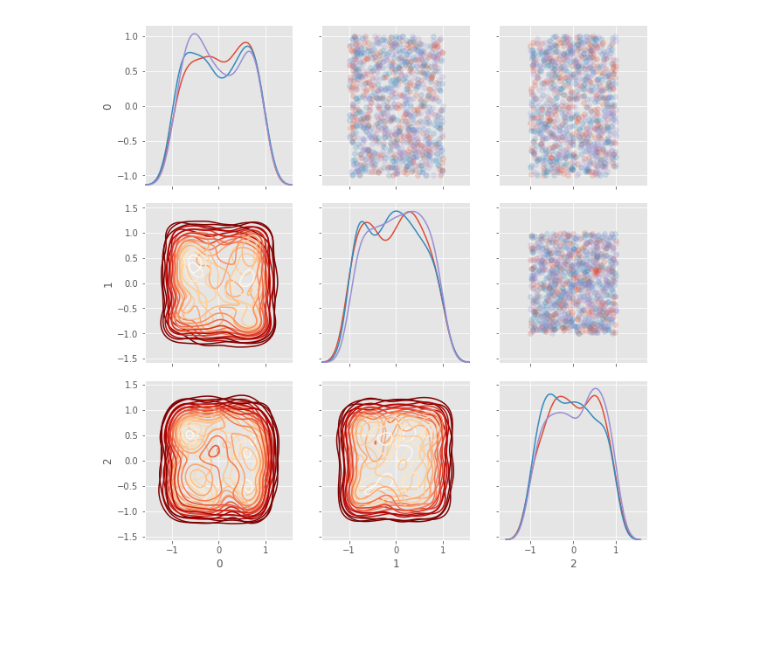
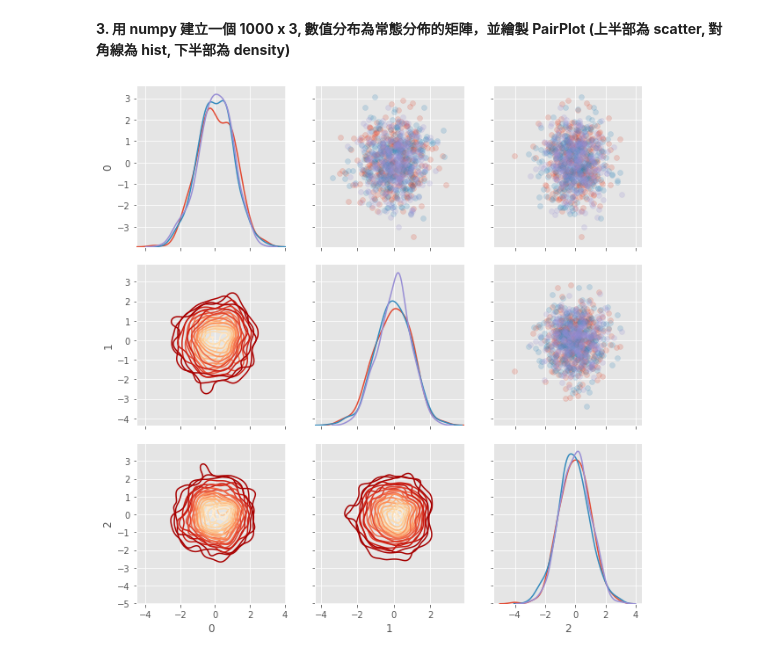
Before and after one commit to ching0819/2nd-ML100Days, a Jupyter notebook: homework/Day_015_HW.ipynb, the cells around one changed output. Saved outputs shown, nothing was run; the diff lists cells and outputs as text; code cells hidden in the pictures; blank space fills up the shorter version.

```diff
--- a/homework/Day_015_HW.ipynb
+++ b/homework/Day_015_HW.ipynb
@@ -42,26 +72,25 @@ plt.show()
+# %% [markdown]
+**3. 用 numpy 建立一個 1000 x 3, 數值分布為常態分佈的矩陣，並繪製 PairPlot (上半部為 scatter, 對角線為 hist, 下半部為 density)**
 # %%
 nrow = 1000
 ncol = 3
-"""
-Your Code Here
-"""
-matrix = np.random.uniform(-1, 1, size=(nrow, ncol))
+
+# 常態分布隨機
+matrix = np.random.randn(nrow * ncol).reshape((nrow, ncol))
 
 # 隨機給予 0, 1, 2 三種標籤
 indice = np.random.choice([0,1,2], size=nrow)
 plot_data = pd.DataFrame(matrix, indice).reset_index()
 
 # 繪製 seborn 進階 Heatmap
 grid = sns.PairGrid(data = plot_data, size = 3, diag_sharey=False,
                     hue = 'index', vars = [x for x in list(plot_data.columns) if x != 'index'])
-"""
-Your Code Here
-Please replace "..." to correct plot function
-"""
-grid.map_upper(plt.scatter , alpha = 0.2)
+
+# 右上散佈圖, 對角線KDE, 左下density plot
+grid.map_upper(plt.scatter, alpha = 0.2)
 grid.map_diag(sns.kdeplot)
-grid.map_lower(sns.kdeplot , cmap = plt.cm.OrRd_r)
+grid.map_lower(sns.kdeplot, cmap = plt.cm.OrRd_r)
 
 plt.show()
 # %% [output]
-[figure, old version]
+[figure, new version]
```
Also changed, not shown: parts of 10 cells of this notebook.
